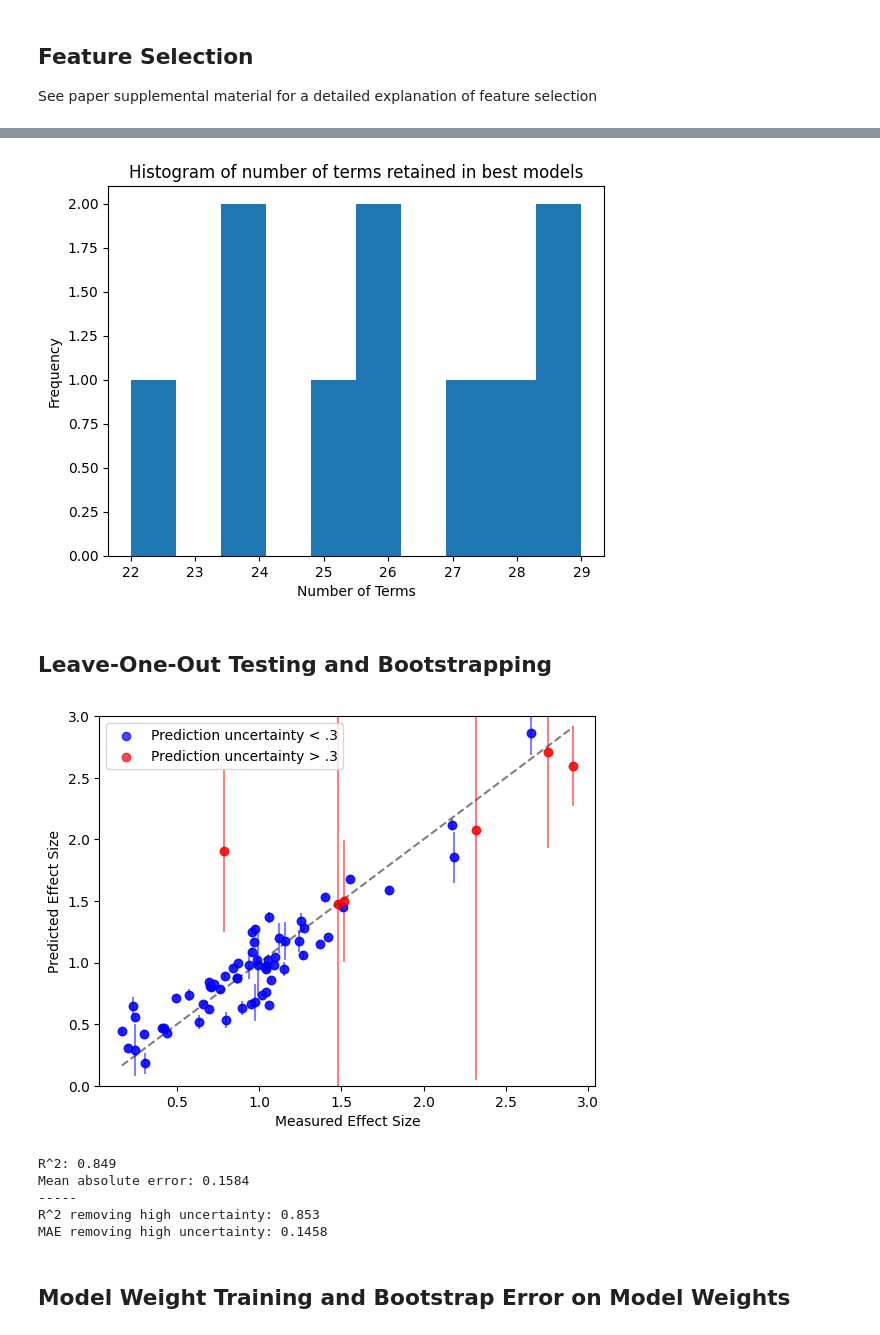
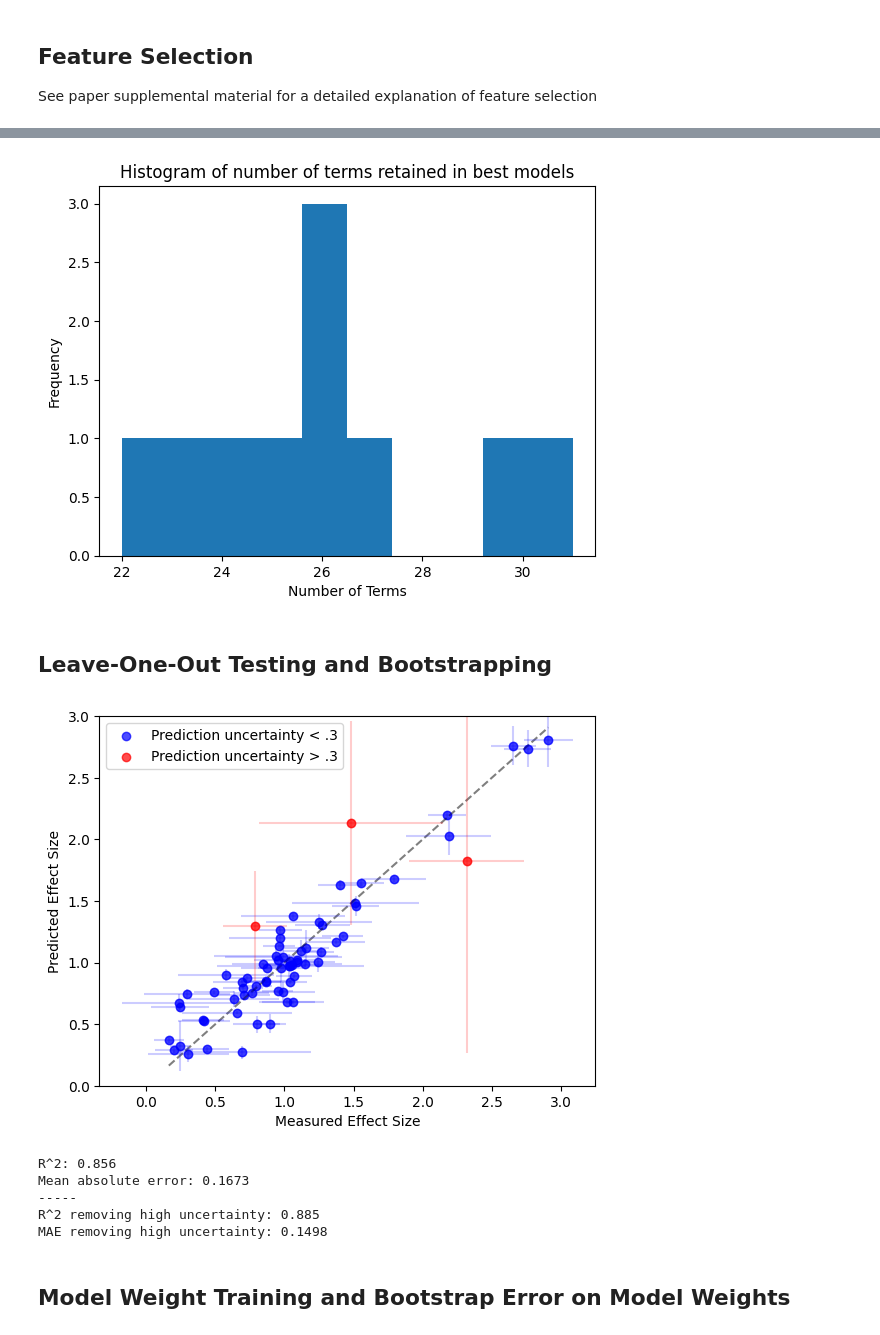
Before and after one commit to oross314/Modeling-Active-Learning-Classrooms, a Jupyter notebook: regression_model.ipynb, the cells around one changed output, grey strips where cells are left out. Drawn from its saved outputs; the diff is of its cells as text; code cells hidden in the pictures.

Commit message:
Switched from OLS to WLS with variance

```diff
--- a/regression_model.ipynb
+++ b/regression_model.ipynb
@@ -20,6 +17,8 @@ data = codes_and_CIs[[ 'Lec', 'CG', 'WG', 'OG', 'SQ', ]].to_numpy()
 #This is a linear regression model, but we use nonlinear terms by adding polynomila features
 data = add_cross_terms(data) #function defined in functions.py
 
+variance = codes_and_CIs['Effect Size Variance'].to_numpy()
+
 #The target variable is the effect size
 target = codes_and_CIs['Effect Size'].to_numpy()
 
@@ -37,5 +37,5 @@ Number of classes: 69, Number of terms: 59
 
 See paper supplemental material for a detailed explanation of feature selection
 # %%
-keepers, AICs, good_fits = feature_selection(data, target, its=10000, prt = True, num_choose = 10) #function defined in functions.py
+keepers, AICs, good_fits = feature_selection(data, target, its=10000, prt = True, num_choose = 10, weights = 1/variance) #function defined in functions.py
 # %% [output]
@@ -57,13 +57,13 @@ plt.xlabel('Number of Terms')
 plt.ylabel('Frequency')
 plt.show()
 # %% [output]
-[figure, old version]
+[figure, new version]
 # %% [markdown]
 ## Leave-One-Out Testing and Bootstrapping
 # %%
 
 #This function performs a bootstrap leave-one-out cross validation to estimate the predictive performance of the model
-LOO_predictions, LOO_weights = bootstrap_LOO(data, target, keepers, good_fits, bootstrap_n = 1000) #function defined in functions.py
+LOO_predictions, LOO_weights = bootstrap_LOO(data, target, keepers, good_fits, bootstrap_n = 100, weights=1/variance) #function defined in functions.py
 
 #take mean across feature sets
 LOO_predictions = np.mean(LOO_predictions, axis = 0)
@@ -75,42 +75,43 @@ LOO_predictions_std = LOO_predictions.std(axis=0)
 ##plotting LOO predictions with error bars representing uncertainty across different fits
 x, y = target, LOO_predictions_mean
 plt.plot([np.min(x), np.max(x)], [np.min(x), np.max(x)], 'k--', alpha=.5)
 
 where_low_error = np.where(LOO_predictions_std < .3)
 where_high_error = np.where(LOO_predictions_std >= .3)
 low_x, low_y = x[where_low_error], y[where_low_error]
 high_x, high_y = x[where_high_error], y[where_high_error]
 
 m, b = np.polyfit(x, y, 1)
 xi = np.linspace(np.min(x), np.max(x), 100)
 
-
+######################33
 plt.scatter(low_x, low_y, label='Prediction uncertainty < .3', color='blue', alpha=0.7)
-plt.errorbar(low_x, low_y, yerr=LOO_predictions_std[where_low_error], fmt='o', color='blue', alpha=0.5)
+plt.errorbar(low_x, low_y, yerr=LOO_predictions_std[where_low_error], xerr = np.sqrt(variance[where_low_error]), fmt='o', color='blue', alpha=0.2)
 
 plt.scatter(high_x, high_y, label='Prediction uncertainty > .3', color='red', alpha=0.7)
-plt.errorbar(high_x, high_y, yerr=LOO_predictions_std[where_high_error], fmt='o', color='red', alpha=0.5)
+plt.errorbar(high_x, high_y, yerr=LOO_predictions_std[where_high_error], xerr = np.sqrt(variance[where_high_error]), fmt='o', color='red', alpha=0.2)
+#####################
 
 plt.xlabel(f'Measured Effect Size')
 plt.ylabel(f'Predicted Effect Size')
 plt.ylim(0, 3)
 #plt.title(f'Leave-One-Out Predictions vs Target')
 plt.legend()
 plt.savefig('Figs/LOO.png', dpi=300)
 plt.show()
 
 print(f'R^2: {np.corrcoef(x, y)[0, 1]**2:.3f}')
 print(f'Mean absolute error: {np.mean(np.abs(y-x)):.4f}')
 print('-----')
 print(f'R^2 removing high uncertainty: {np.corrcoef(low_x, low_y)[0, 1]**2:.3f}')
 print(f'MAE removing high uncertainty: {np.mean(np.abs(low_y-low_x)):.4f}')
 # %% [output]
-[figure, old version]
+[figure, new version]
-R^2: 0.849
-Mean absolute error: 0.1584
+R^2: 0.856
+Mean absolute error: 0.1673
 -----
-R^2 removing high uncertainty: 0.853
-MAE removing high uncertainty: 0.1458
+R^2 removing high uncertainty: 0.885
+MAE removing high uncertainty: 0.1498
 # %% [markdown]
 ## Model Weight Training and Bootstrap Error on Model Weights
 # %%
```
Also changed, not shown: parts of 5 cells of this notebook, 7 other files.
